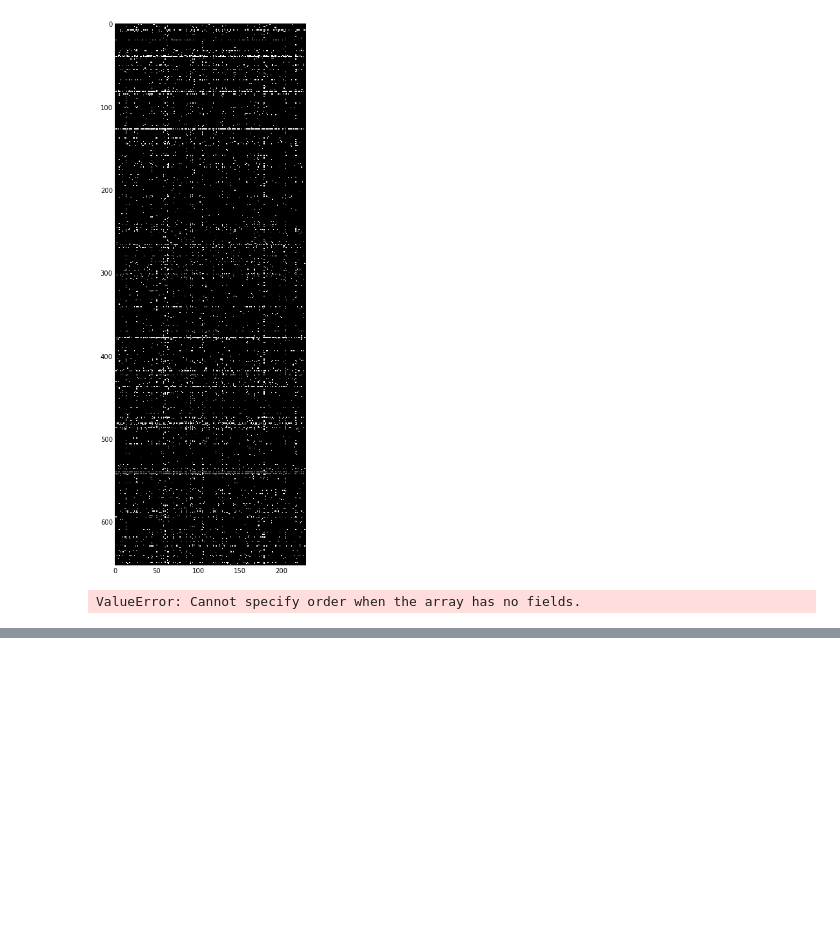
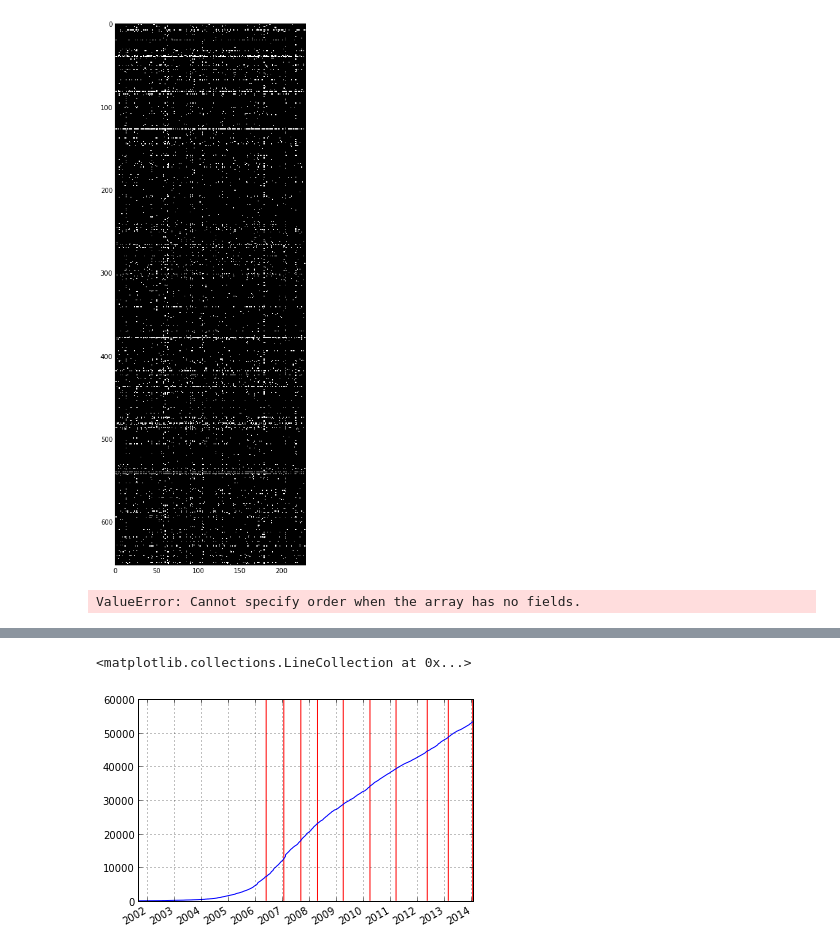
Before and after one commit to GregoryH88/wiki_econ_capability, a Jupyter notebook: Wiki Category Matrix Maker.ipynb, the cells around one changed output, grey strips where cells are left out. Drawn from its saved outputs; the diff is of its cells as text; code cells hidden in the pictures; blank space fills up the shorter version.

```diff
--- a/Wiki Category Matrix Maker.ipynb
+++ b/Wiki Category Matrix Maker.ipynb
@@ -62,17 +63,21 @@ def make_snapshots(name, all_revisions_df, periods=10, remove_minimum=20):
 
     period_len = len(min_revisions)/float(periods)
 
+    snapshot_dates = list()
+
     for i in range(1, periods+1):
-        start = 0
-        end = int(floor(i*period_len))
+        start = int(floor((i-1)*period_len))
+        end = int(floor(i*period_len)) - 1
+        #print "b ",str(start),'   e ',str(end)
 
-        print  sorted_min_revisions[start:end].last_valid_index()
+        snapshot_dates.append(sorted_min_revisions[start:end].last_valid_index())
+
         snapshots[i] = sorted_min_revisions[start:end]
 
     for i, df in snapshots.iteritems():
         directory = name
         today = str(datetime.date.today())
-        double_directory = directory + '/' + today + '/'
+        double_directory = 'savedata/' + directory + '/' + today + '/'
 
         if not os.path.exists(double_directory):
             os.makedirs(double_directory)
@@ -81,7 +86,9 @@ def make_snapshots(name, all_revisions_df, periods=10, remove_minimum=20):
 
         snapshots[i].to_json(f)
 
-    return snapshots
+    return {'snapshots': snapshots, 'snapshot_dates':snapshot_dates}
+# %%
+dates = make_snapshots('fem',ar)['snapshot_dates']
 # %%
 def load_to_matrix(pandas_json_file):
     df = pd.read_json(pandas_json_file)
@@ -167,3 +203,10 @@ cum_edits.plot()
+# %%
+ax = cum_edits.plot()
+ymin, ymax = ax.get_ylim()
+ax.vlines(x=dates, ymin=ymin, ymax=ymax-1, color='r')
+# %% [output]
+<matplotlib.collections.LineCollection at 0x...>
+[figure, added]
 # %%
 def plot_cum_edit_series(sar):
     '''sar should be an *sorted* by date, all_revisions dataframe like one made by make_revision_df'''
```
Also changed, not shown: parts of 9 cells of this notebook, 1 other file.
